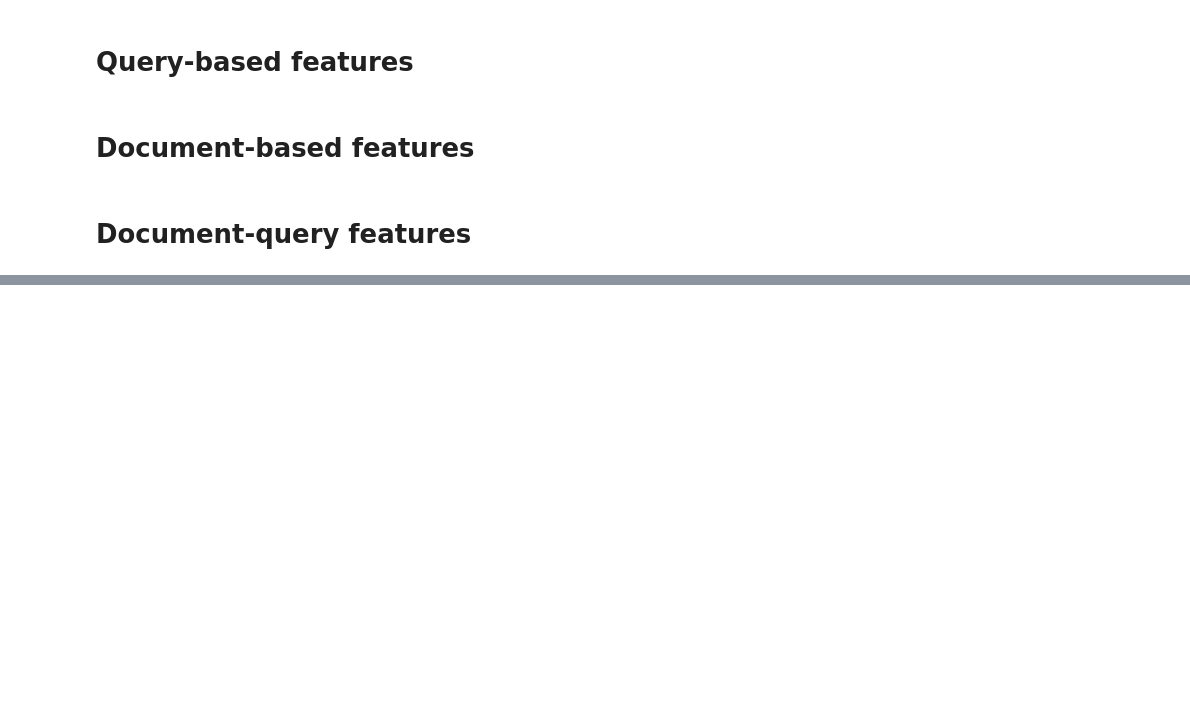
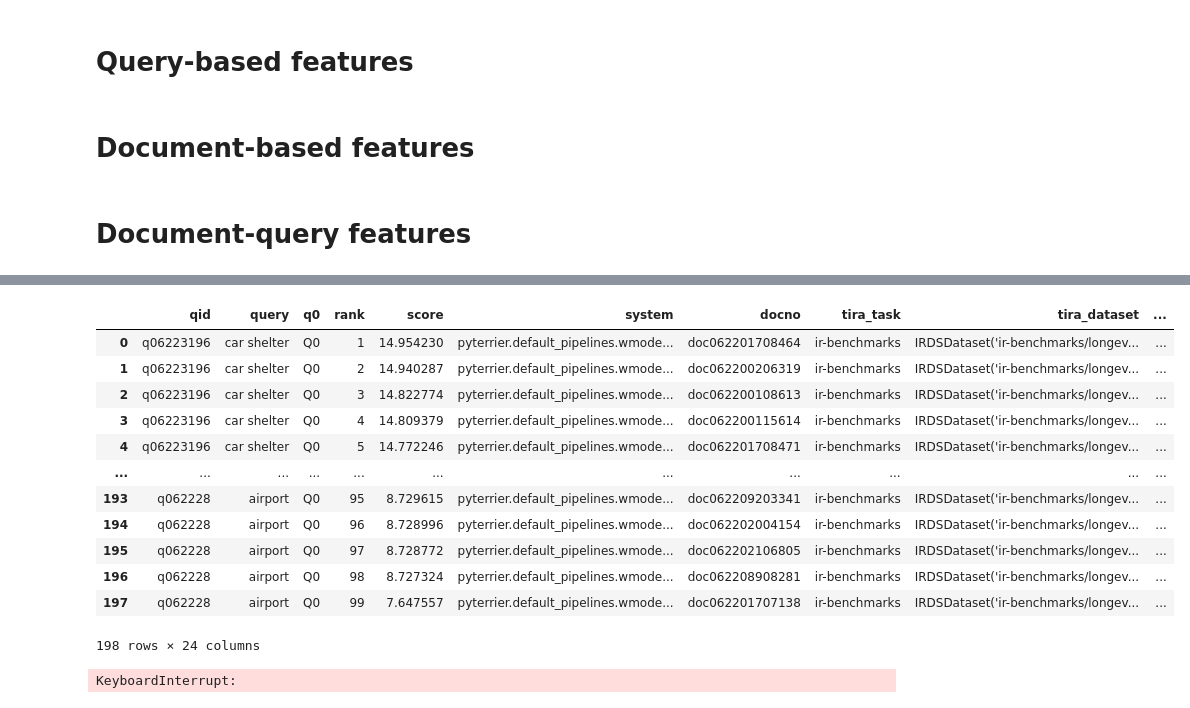
Before and after one commit to OpenWebSearch/LONGEVAL-24, a Jupyter notebook: learning-to-rank/learning-to-rank.ipynb, the cells around one changed output, grey strips where cells are left out. Drawn from its saved outputs; the diff is of its cells as text; code cells hidden in the pictures; blank space fills up the shorter version.

```diff
--- a/learning-to-rank/learning-to-rank.ipynb
+++ b/learning-to-rank/learning-to-rank.ipynb
@@ -134 +153,21 @@ ValueError: Command ['docker', 'run', '-v', '/root/.tira/pyterrier/ir-benchmarks
+# %%
+((bm25 % 100) >> (query_features ** document_features))(topics.head(2))
+# %% [output]
+|  | qid | query | q0 | rank | score | system | docno | tira_task | tira_dataset | ... |
+| 0 | q06223196 | car shelter | Q0 | 1 | 14.954230 | pyterrier.default_pipelines.wmode... | doc062201708464 | ir-benchmarks | IRDSDataset('ir-benchmarks/longev... | ... |
+| 1 | q06223196 | car shelter | Q0 | 2 | 14.940287 | pyterrier.default_pipelines.wmode... | doc062200206319 | ir-benchmarks | IRDSDataset('ir-benchmarks/longev... | ... |
+| 2 | q06223196 | car shelter | Q0 | 3 | 14.822774 | pyterrier.default_pipelines.wmode... | doc062200108613 | ir-benchmarks | IRDSDataset('ir-benchmarks/longev... | ... |
+| 3 | q06223196 | car shelter | Q0 | 4 | 14.809379 | pyterrier.default_pipelines.wmode... | doc062200115614 | ir-benchmarks | IRDSDataset('ir-benchmarks/longev... | ... |
+| 4 | q06223196 | car shelter | Q0 | 5 | 14.772246 | pyterrier.default_pipelines.wmode... | doc062201708471 | ir-benchmarks | IRDSDataset('ir-benchmarks/longev... | ... |
+| ... | ... | ... | ... | ... | ... | ... | ... | ... | ... | ... |
+| 193 | q062228 | airport | Q0 | 95 | 8.729615 | pyterrier.default_pipelines.wmode... | doc062209203341 | ir-benchmarks | IRDSDataset('ir-benchmarks/longev... | ... |
+| 194 | q062228 | airport | Q0 | 96 | 8.728996 | pyterrier.default_pipelines.wmode... | doc062202004154 | ir-benchmarks | IRDSDataset('ir-benchmarks/longev... | ... |
+| 195 | q062228 | airport | Q0 | 97 | 8.728772 | pyterrier.default_pipelines.wmode... | doc062202106805 | ir-benchmarks | IRDSDataset('ir-benchmarks/longev... | ... |
+| 196 | q062228 | airport | Q0 | 98 | 8.727324 | pyterrier.default_pipelines.wmode... | doc062208908281 | ir-benchmarks | IRDSDataset('ir-benchmarks/longev... | ... |
+| 197 | q062228 | airport | Q0 | 99 | 7.647557 | pyterrier.default_pipelines.wmode... | doc062201707138 | ir-benchmarks | IRDSDataset('ir-benchmarks/longev... | ... |
+198 rows × 24 columns
+# %%
+((bm25 % 100) >> doc_query_features)(topics.head(2))
+# %% [output]
+KeyboardInterrupt:
 # %%
```
Also changed, not shown: parts of 5 cells of this notebook.
